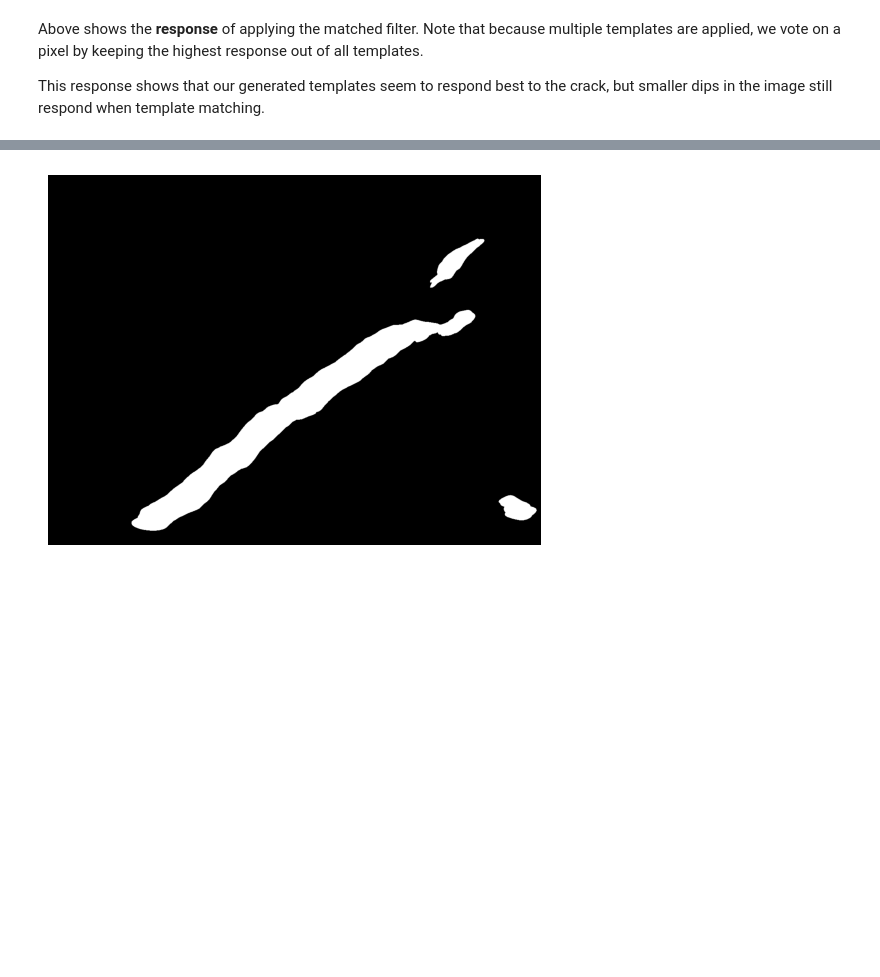
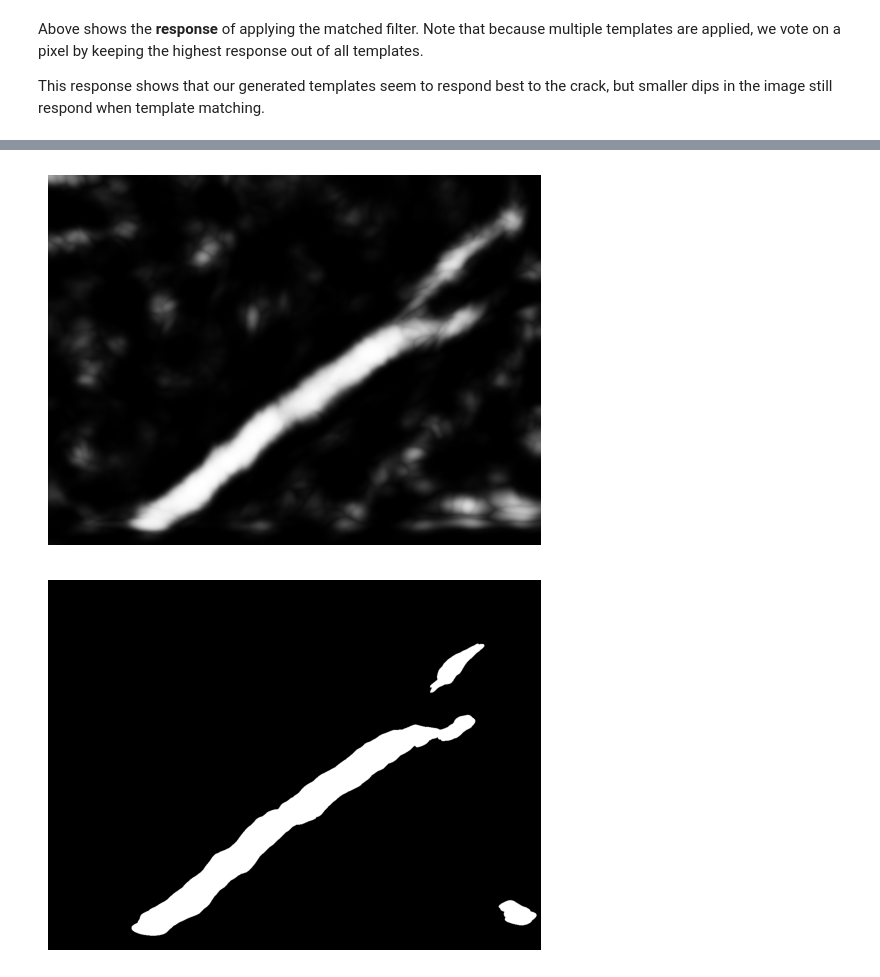
Before and after one commit to KokonutGamer/natural-gas-ndt-analysis, a Jupyter notebook: research/mf_ccd.ipynb, the cells around one changed output, grey strips where cells are left out. Saved outputs shown, nothing was run; the diff lists cells and outputs as text; code cells hidden in the pictures; blank space fills up the shorter version.

```diff
--- a/research/mf_ccd.ipynb
+++ b/research/mf_ccd.ipynb
@@ -24,3 +35,11 @@ This response shows that our generated templates seem to respond best to the cra
+# %%
+sigmoid_corrected = correction.apply_sigmoid_stretch(response, midpoint=0.5)
+cv2.normalize(sigmoid_corrected, sigmoid_corrected, 0.0, 1.0, cv2.NORM_MINMAX)
+plt.imshow(sigmoid_corrected, cmap='gray')
+plt.axis('off')
+plt.show()
+# %% [output]
+[figure, added]
 # %%
 cleaned = mf.ccd(mask, int(mask.size / 500))
 plt.imshow(cleaned, cmap='gray')
```
Also changed, not shown: parts of 25 cells of this notebook, 1 other file.
